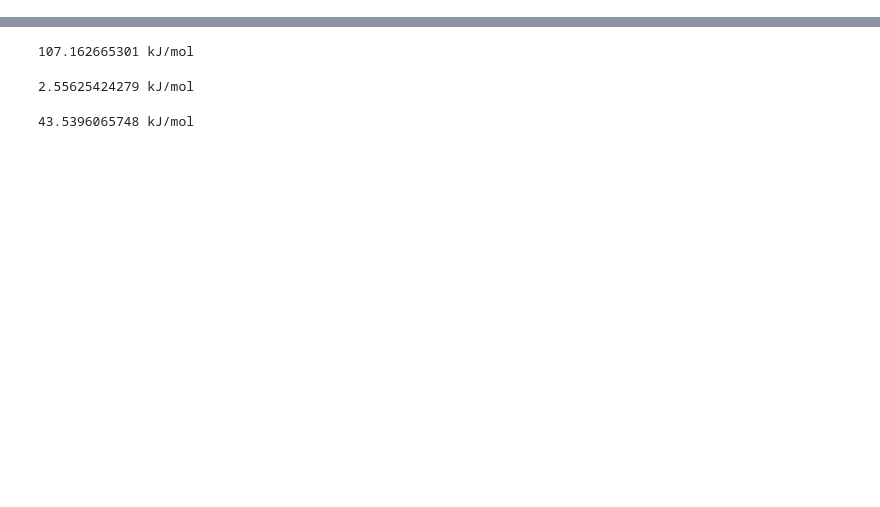
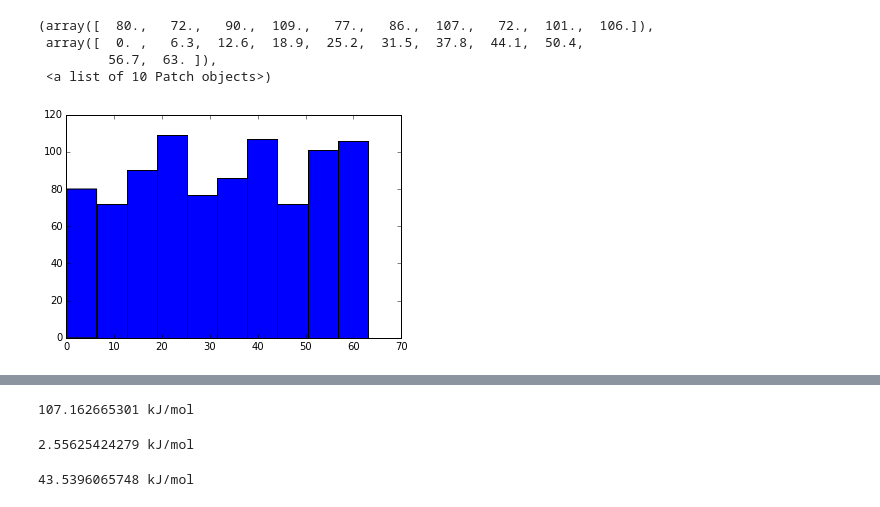
Before and after one commit to choderalab/torsionfit, a Jupyter notebook: examples/Example.ipynb, the cells around one changed output, grey strips where cells are left out. Saved outputs shown, nothing was run; the diff lists cells and outputs as text; code cells hidden in the pictures; blank space fills up the shorter version.

```diff
--- a/examples/Example.ipynb
+++ b/examples/Example.ipynb
@@ -11,0 +45,8 @@ param = CharmmParameterSet('../charmm_ff/top_all36_cgenff.rtf', '../charmm_ff/pa
+# %%
+plt.hist(mcmc.trace('CG251O_NG3C51_CG2R51_CG2R51_multiplicity_bitstring')[:])
+# %% [output]
+(array([  80.,   72.,   90.,  109.,   77.,   86.,  107.,   72.,  101.,  106.]),
+ array([  0. ,   6.3,  12.6,  18.9,  25.2,  31.5,  37.8,  44.1,  50.4,
+         56.7,  63. ]),
+ <a list of 10 Patch objects>)
+[figure, added]
```
Also changed, not shown: parts of 6 cells of this notebook.
